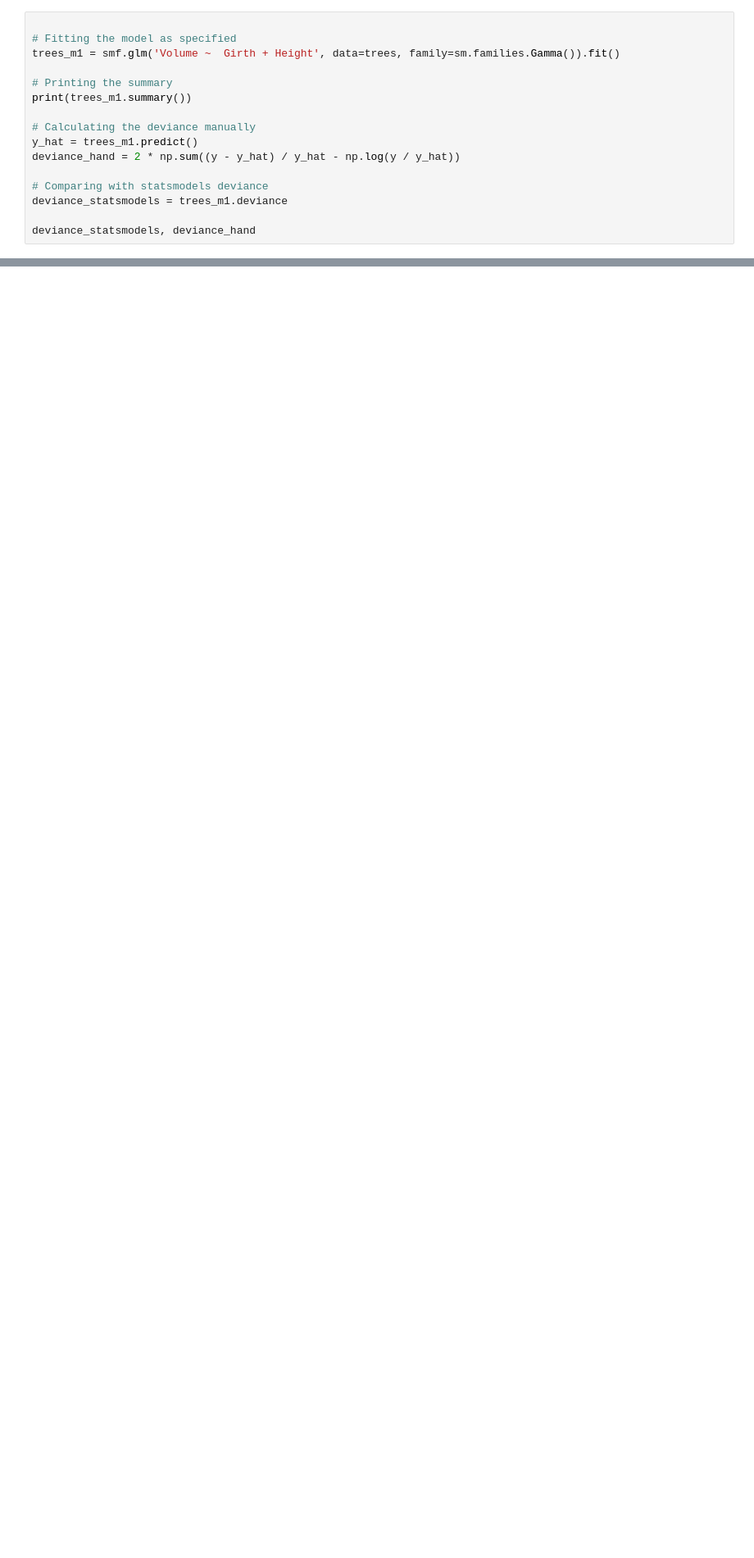
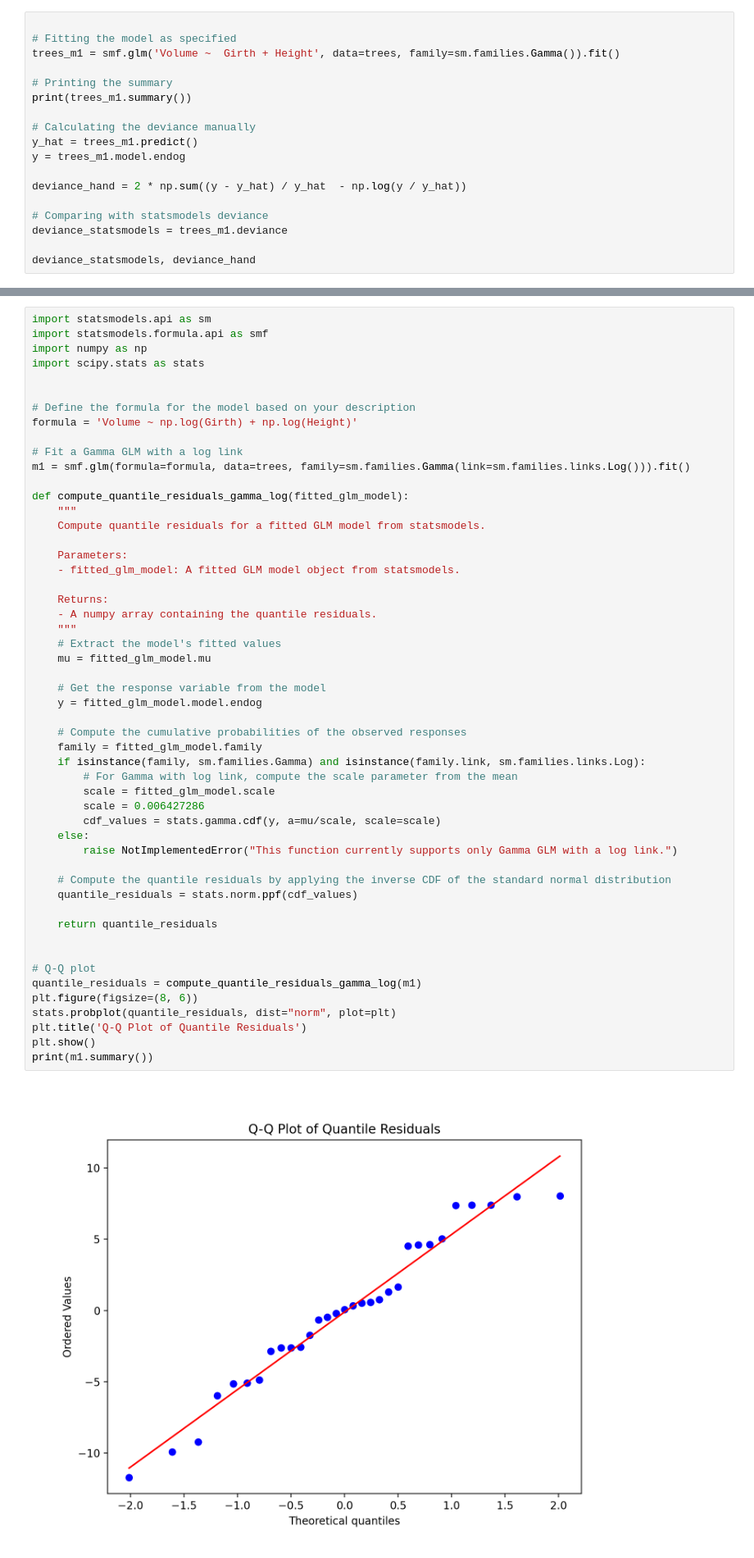
Before and after one commit to francji1/01ZLMA, a Jupyter notebook: code/01ZLMA_ex05_GLM_Model_Diagnostics.ipynb, the cells around one changed output, grey strips where cells are left out. Shown at 82% size. Drawn from its saved outputs; the diff is of its cells as text; blank space fills up the shorter version.

```diff
--- a/code/01ZLMA_ex05_GLM_Model_Diagnostics.ipynb
+++ b/code/01ZLMA_ex05_GLM_Model_Diagnostics.ipynb
@@ -257,7 +335,9 @@ print(trees_m1.summary())
 
 # Calculating the deviance manually
 y_hat = trees_m1.predict()
-deviance_hand = 2 * np.sum((y - y_hat) / y_hat - np.log(y / y_hat))
+y = trees_m1.model.endog
+
+deviance_hand = 2 * np.sum((y - y_hat) / y_hat  - np.log(y / y_hat))
 
 # Comparing with statsmodels deviance
 deviance_statsmodels = trees_m1.deviance
@@ -712,0 +767,54 @@ trees_m1.plot_partial_residuals('Height')
+# %%
+import statsmodels.api as sm
+import statsmodels.formula.api as smf
+import numpy as np
+import scipy.stats as stats
+
+
+# Define the formula for the model based on your description
+formula = 'Volume ~ np.log(Girth) + np.log(Height)'
+
+# Fit a Gamma GLM with a log link
+m1 = smf.glm(formula=formula, data=trees, family=sm.families.Gamma(link=sm.families.links.Log())).fit()
+
+def compute_quantile_residuals_gamma_log(fitted_glm_model):
+    """
+    Compute quantile residuals for a fitted GLM model from statsmodels.
+
+    Parameters:
+    - fitted_glm_model: A fitted GLM model object from statsmodels.
+
+    Returns:
+    - A numpy array containing the quantile residuals.
+    """
+    # Extract the model's fitted values
+    mu = fitted_glm_model.mu
+
+    # Get the response variable from the model
+    y = fitted_glm_model.model.endog
+
+    # Compute the cumulative probabilities of the observed responses
+    family = fitted_glm_model.family
+    if isinstance(family, sm.families.Gamma) and isinstance(family.link, sm.families.links.Log):
+        # For Gamma with log link, compute the scale parameter from the mean
+        scale = fitted_glm_model.scale
+        scale = 0.006427286
+        cdf_values = stats.gamma.cdf(y, a=mu/scale, scale=scale)
+    else:
+        raise NotImplementedError("This function currently supports only Gamma GLM with a log link.")
+
+    # Compute the quantile residuals by applying the inverse CDF of the standard normal distribution
+    quantile_residuals = stats.norm.ppf(cdf_values)
+
+    return quantile_residuals
+
+
+# Q-Q plot
+quantile_residuals = compute_quantile_residuals_gamma_log(m1)
+plt.figure(figsize=(8, 6))
+stats.probplot(quantile_residuals, dist="norm", plot=plt)
+plt.title('Q-Q Plot of Quantile Residuals')
+plt.show()
+print(m1.summary())
+# %% [output]
+[figure, added]
```
Also changed, not shown: parts of 63 cells of this notebook.
